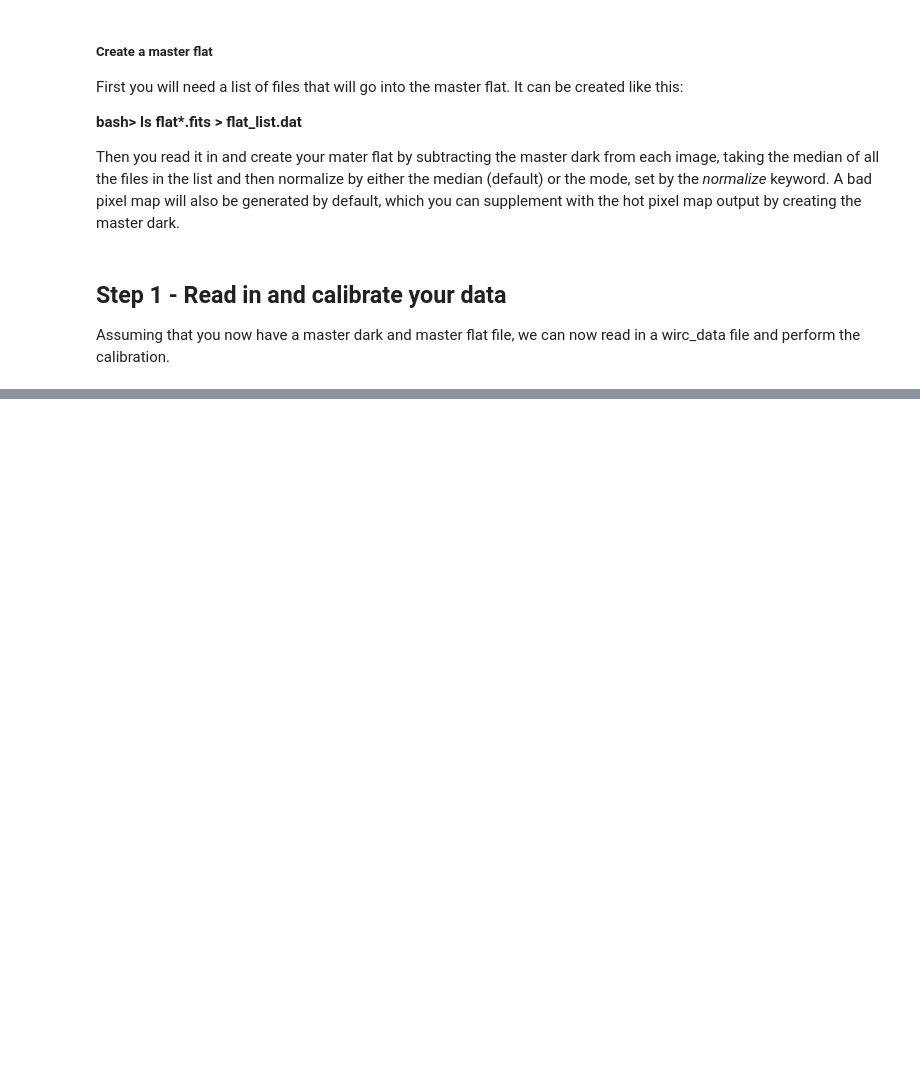
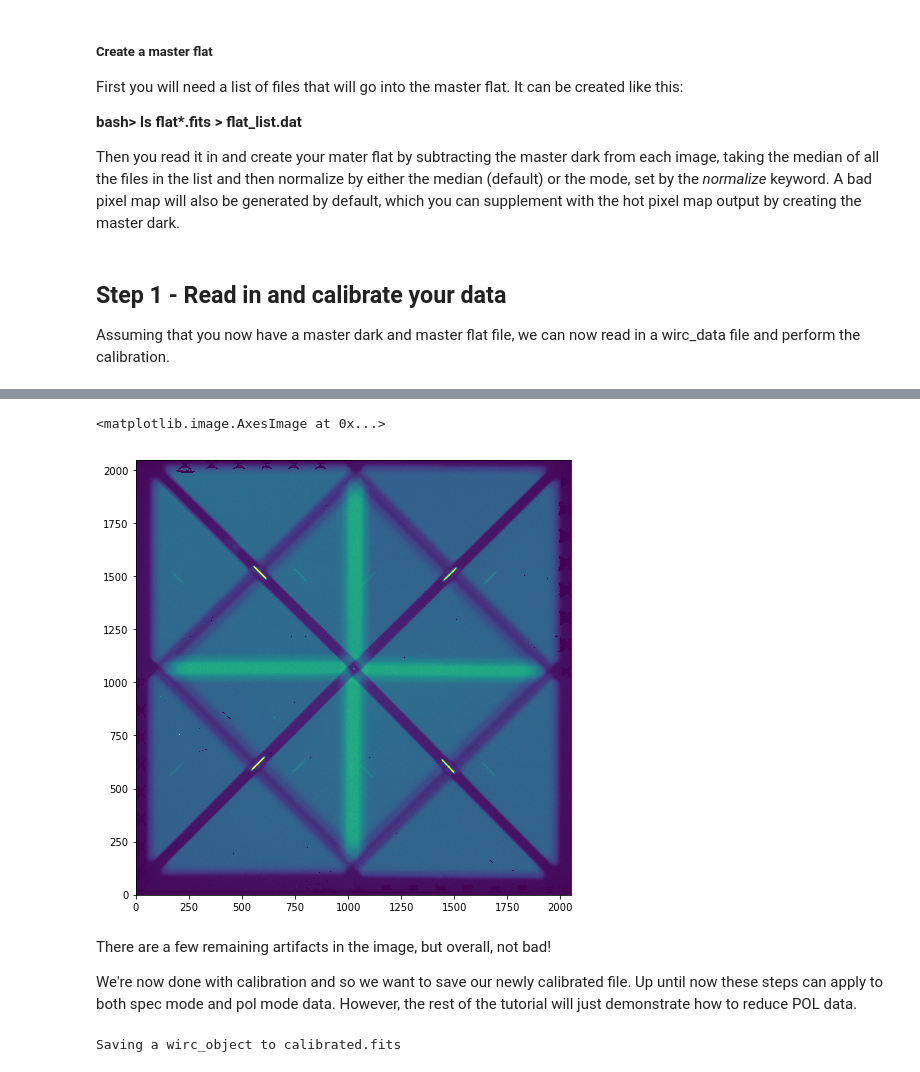
Before and after one commit to WIRC-Pol/wirc_drp, a Jupyter notebook: Tutorial/wircpol_drp Tutorial.ipynb, the cells around one changed output, grey strips where cells are left out. Drawn from its saved outputs; the diff is of its cells as text; code cells hidden in the pictures; blank space fills up the shorter version.

```diff
--- a/Tutorial/wircpol_drp Tutorial.ipynb
+++ b/Tutorial/wircpol_drp Tutorial.ipynb
@@ -74,0 +95,14 @@ NameError: name 'os' is not defined
+# %%
+plt.figure(figsize=(8,8))
+plt.imshow(raw_data.full_image, vmin=0, vmax=5000)
+# %% [output]
+<matplotlib.image.AxesImage at 0x...>
+[figure, added]
+# %% [markdown]
+There are a few remaining artifacts in the image, but overall, not bad!
+
+We're now done with calibration and so we want to save our newly calibrated file. Up until now these steps can apply to both spec mode and pol mode data. However, the rest of the tutorial will just demonstrate how to reduce POL data.
+# %%
+raw_data.save_wirc_object("calibrated.fits")
+# %% [output]
+Saving a wirc_object to calibrated.fits
```
Also changed, not shown: parts of 24 cells of this notebook, 8 other files.
